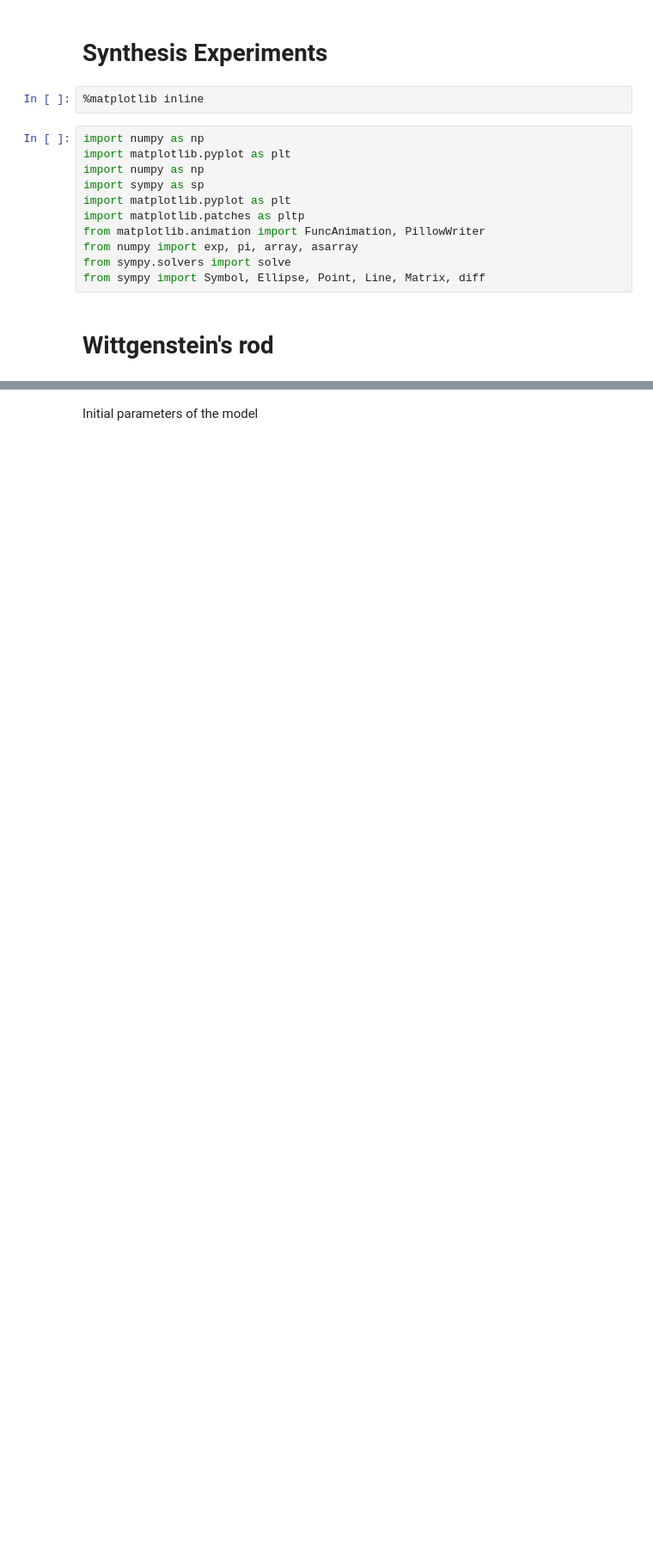
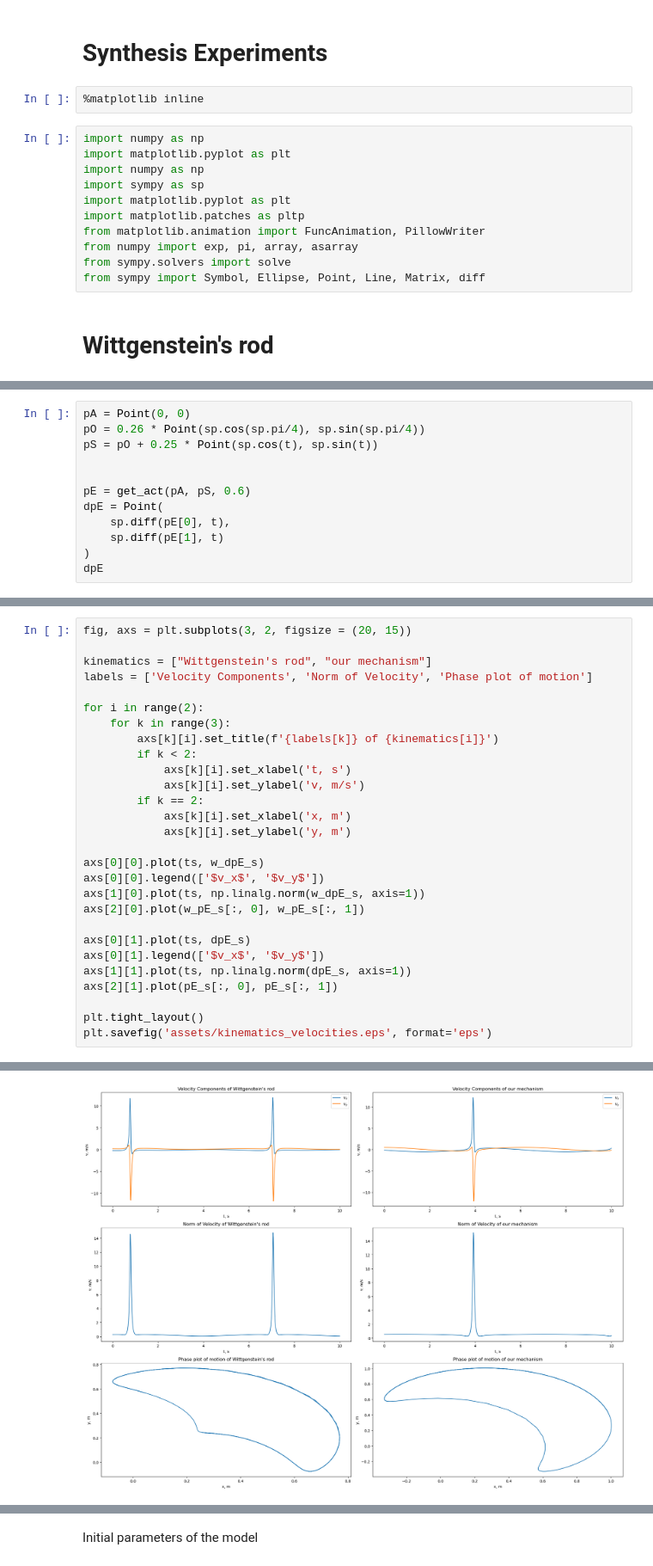
Before and after one commit to m8dotpie/mamcw.prj, a Jupyter notebook: Experiments/synthesis1.ipynb, the cells around one changed output, grey strips where cells are left out. Shown: that part at 86% size. Cells and saved outputs as stored; diff of their text form; blank space fills up the shorter version.

```diff
--- a/Experiments/synthesis1.ipynb
+++ b/Experiments/synthesis1.ipynb
@@ -198,0 +216,12 @@ plt.show()
+# %%
+pA = Point(0, 0)
+pO = 0.26 * Point(sp.cos(sp.pi/4), sp.sin(sp.pi/4))
+pS = pO + 0.25 * Point(sp.cos(t), sp.sin(t))
+
+
+pE = get_act(pA, pS, 0.6)
+dpE = Point(
+    sp.diff(pE[0], t),
+    sp.diff(pE[1], t)
+)
+dpE
@@ -198,0 +252,29 @@ plt.show()
+# %%
+fig, axs = plt.subplots(3, 2, figsize = (20, 15))
+
+kinematics = ["Wittgenstein's rod", "our mechanism"]
+labels = ['Velocity Components', 'Norm of Velocity', 'Phase plot of motion']
+
+for i in range(2):
+    for k in range(3):
+        axs[k][i].set_title(f'{labels[k]} of {kinematics[i]}')
+        if k < 2:
+            axs[k][i].set_xlabel('t, s')
+            axs[k][i].set_ylabel('v, m/s')
+        if k == 2:
+            axs[k][i].set_xlabel('x, m')
+            axs[k][i].set_ylabel('y, m')
+
+axs[0][0].plot(ts, w_dpE_s)
+axs[0][0].legend(['$v_x$', '$v_y$'])
+axs[1][0].plot(ts, np.linalg.norm(w_dpE_s, axis=1))
+axs[2][0].plot(w_pE_s[:, 0], w_pE_s[:, 1])
+
+axs[0][1].plot(ts, dpE_s)
+axs[0][1].legend(['$v_x$', '$v_y$'])
+axs[1][1].plot(ts, np.linalg.norm(dpE_s, axis=1))
+axs[2][1].plot(pE_s[:, 0], pE_s[:, 1])
+
+plt.tight_layout()
+plt.savefig('assets/kinematics_velocities.eps', format='eps')
+# %% [output]
@@ -199 +282,2 @@ plt.show()
+[figure, added]
 # %% [markdown]
```
Also changed, not shown: parts of 12 cells of this notebook, 2 other files.
